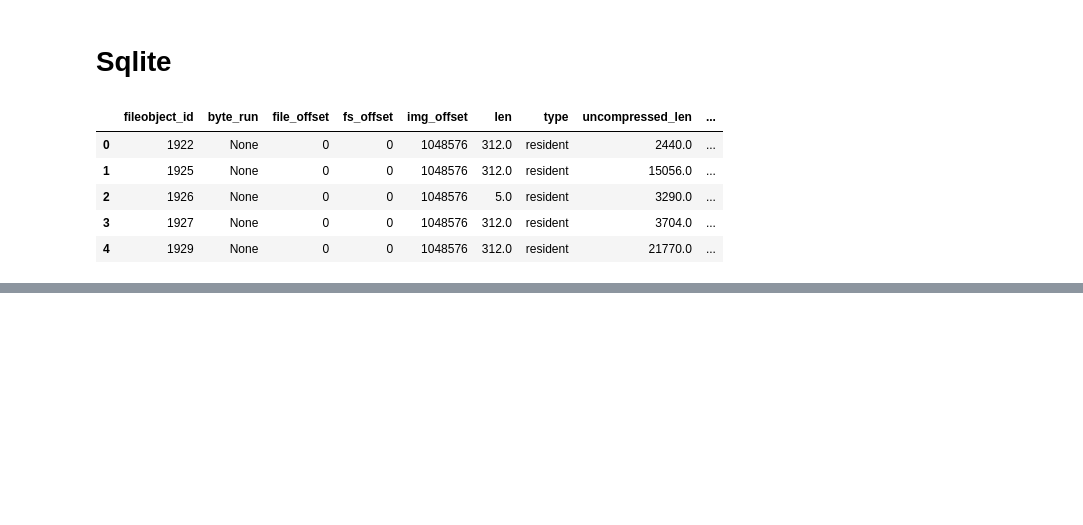
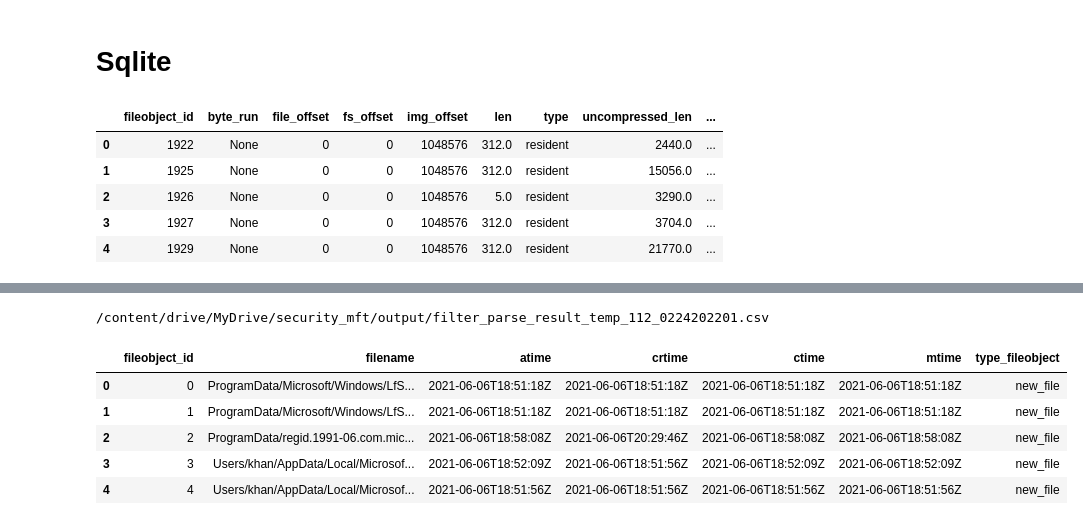
Before and after one commit to AllisonShen/security_mft, a Jupyter notebook: code/run_this.ipynb, the cells around one changed output, grey strips where cells are left out. Cells and saved outputs as stored; diff of their text form; code cells hidden in the pictures; blank space fills up the shorter version.

```diff
--- a/code/run_this.ipynb
+++ b/code/run_this.ipynb
@@ -176,0 +215,26 @@ df_read_sql.head()
+# %%
+filepath = "/content/drive/MyDrive/security_mft/output/1123202101/parse_result_temp_1123202101.csv"
+types_fileobject = ["new_file_fileobject", "changed_file_fileobject", "deleted_file_fileobject", "modified_file_fileobject", "original_fileobject", "renamed_file_fileobject"]
+shown_columns = ["fileobject_id", "filename","atime", "crtime", "ctime", "mtime"]
+output_path = "/content/drive/MyDrive/security_mft/output"
+# output_path = "./output/"
+
+seed = "0224202201"
+
+
+def filter_by_type(filepath, types_fileobject, shown_columns):
+  df = pd.read_csv(filepath)
+  df_output = pd.DataFrame()
+  # print(df.head())
+  for type_fileobject in types_fileobject:
+    # print(type_fileobject)
+    df_filter_by_type = df.loc[df[type_fileobject] == 1]
+    print(df_filter_by_type.head())
+    df_filter_by_type = df_filter_by_type[shown_columns]
+    df_filter_by_type["type_fileobject"] = type_fileobject[:-11]
+    print(df_filter_by_type.head())
+    df_output = df_output.append(df_filter_by_type, ignore_index=True)
+    # print(df_output.head())
+  return df_output
+
+df_output = filter_by_type(filepath, types_fileobject, shown_columns)
@@ -176,0 +259,13 @@ df_read_sql.head()
+# %%
+csv_filename = f"{output_path}/filter_{os.path.basename(filepath)[:-11]}_{seed}.csv"
+print(csv_filename)
+df_output.to_csv (csv_filename, index = False, header=True)
+df_output.head()
+# %% [output]
+/content/drive/MyDrive/security_mft/output/filter_parse_result_temp_112_0224202201.csv
+|  | fileobject_id | filename | atime | crtime | ctime | mtime | type_fileobject |
+| 0 | 0 | ProgramData/Microsoft/Windows/LfS... | 2021-06-06T18:51:18Z | 2021-06-06T18:51:18Z | 2021-06-06T18:51:18Z | 2021-06-06T18:51:18Z | new_file |
+| 1 | 1 | ProgramData/Microsoft/Windows/LfS... | 2021-06-06T18:51:18Z | 2021-06-06T18:51:18Z | 2021-06-06T18:51:18Z | 2021-06-06T18:51:18Z | new_file |
+| 2 | 2 | ProgramData/regid.1991-06.com.mic... | 2021-06-06T18:58:08Z | 2021-06-06T20:29:46Z | 2021-06-06T18:58:08Z | 2021-06-06T18:58:08Z | new_file |
+| 3 | 3 | Users/khan/AppData/Local/Microsof... | 2021-06-06T18:52:09Z | 2021-06-06T18:51:56Z | 2021-06-06T18:52:09Z | 2021-06-06T18:52:09Z | new_file |
+| 4 | 4 | Users/khan/AppData/Local/Microsof... | 2021-06-06T18:51:56Z | 2021-06-06T18:51:56Z | 2021-06-06T18:51:56Z | 2021-06-06T18:51:56Z | new_file |
```
Also changed, not shown: parts of 5 cells of this notebook, 2 other files.
